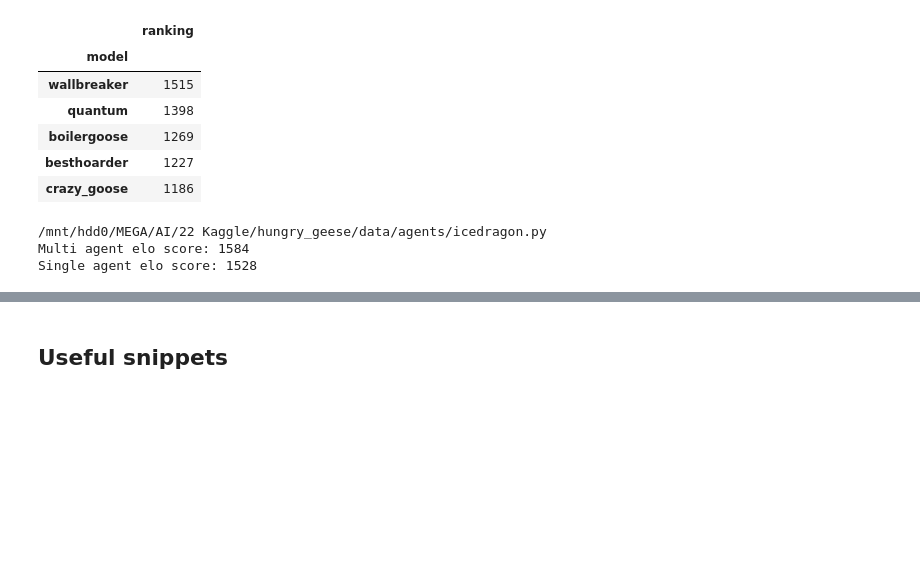
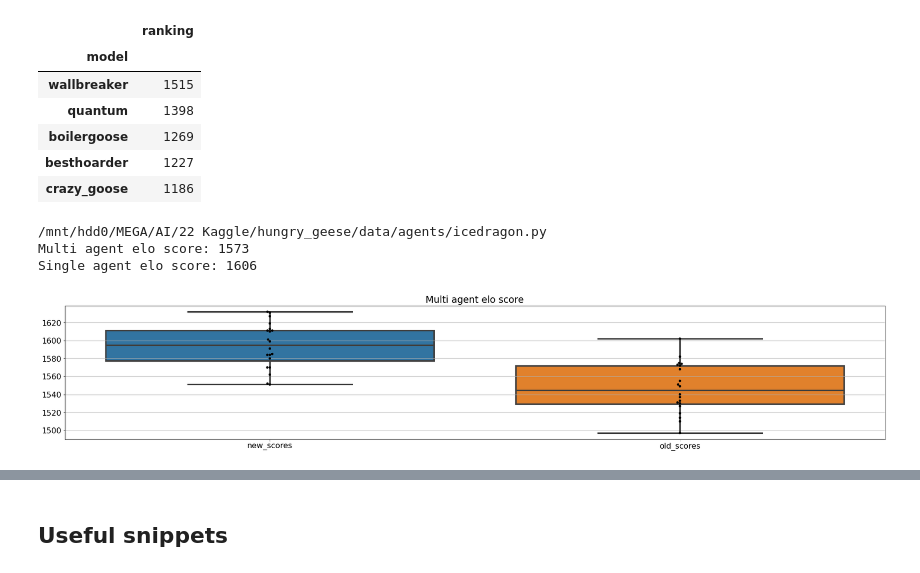
Before and after one commit to ironbar/hungry_geese, a Jupyter notebook: notebooks/008_ladder_of_agents_3.ipynb, the cells around one changed output, grey strips where cells are left out. Cells and saved outputs as stored; diff of their text form; code cells hidden in the pictures; blank space fills up the shorter version.

```diff
--- a/notebooks/008_ladder_of_agents_3.ipynb
+++ b/notebooks/008_ladder_of_agents_3.ipynb
@@ -534,6 +534,6 @@ initial_elo_ranking
 | random_plus | 706 |
 | random | 523 |
 # %%
-new_scores = [simple_agent_evaluation('/mnt/hdd0/MEGA/AI/22 Kaggle/hungry_geese/data/agents/icedragon.py', n_matches=100) for _ in range(10)]
+new_scores = np.array([simple_agent_evaluation('/mnt/hdd0/MEGA/AI/22 Kaggle/hungry_geese/data/agents/icedragon.py', n_matches=100) for _ in range(20)])
 # %% [output]
 /mnt/hdd0/MEGA/AI/22 Kaggle/hungry_geese/data/agents/icedragon.py
@@ -551,11 +551,15 @@ initial_elo_ranking
 | besthoarder | 1227 |
 | crazy_goose | 1186 |
 # %%
-old_scores = [simple_agent_evaluation('/mnt/hdd0/MEGA/AI/22 Kaggle/hungry_geese/data/agents/icedragon.py', n_matches=100) for _ in range(10)]
+old_scores = np.array([simple_agent_evaluation('/mnt/hdd0/MEGA/AI/22 Kaggle/hungry_geese/data/agents/icedragon.py', n_matches=100) for _ in range(20)])
 # %% [output]
 /mnt/hdd0/MEGA/AI/22 Kaggle/hungry_geese/data/agents/icedragon.py
-Multi agent elo score: 1584
-Single agent elo score: 1528
+Multi agent elo score: 1573
+Single agent elo score: 1606
-# %%
-new_scores = np.array(new_scores)
-old_scores = np.array(old_scores)
+# %%
+sns.swarmplot(['new_scores']*20 + ['old_scores']*20, np.concatenate([new_scores[:, 0], old_scores[:, 0]]), color='black')
+sns.boxplot(['new_scores']*20 + ['old_scores']*20, np.concatenate([new_scores[:, 0], old_scores[:, 0]]))
+plt.grid(axis='y')
+plt.title('Multi agent elo score');
+# %% [output]
+[figure, added]
```
Also changed, not shown: parts of 9 cells of this notebook, 1 other file.
